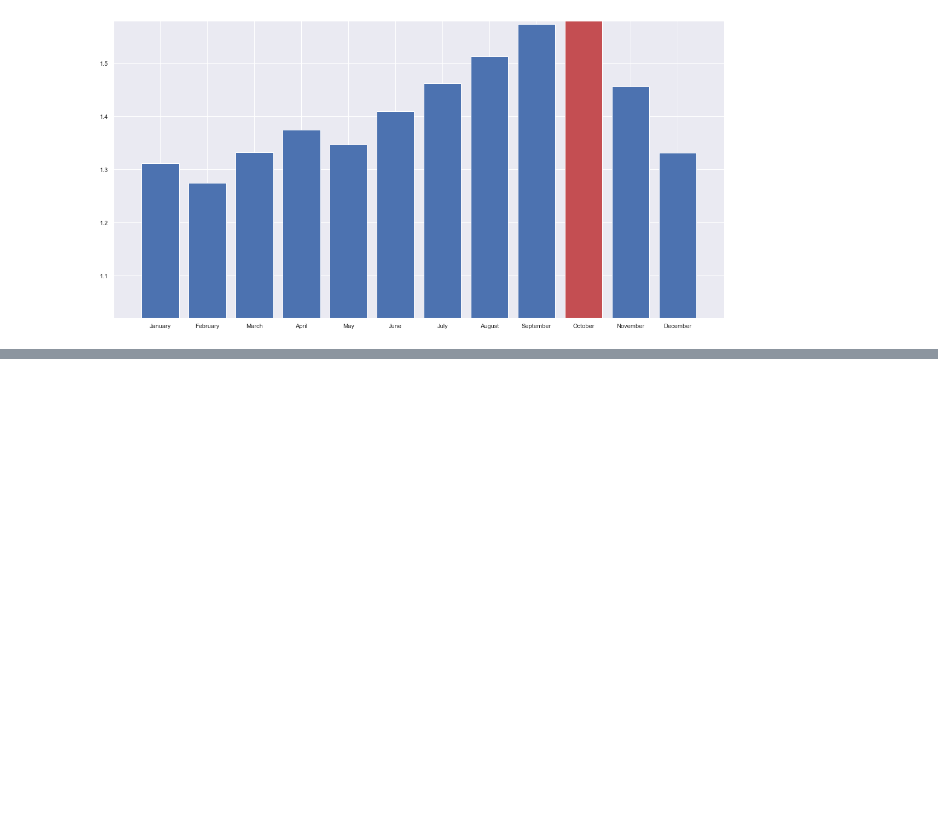
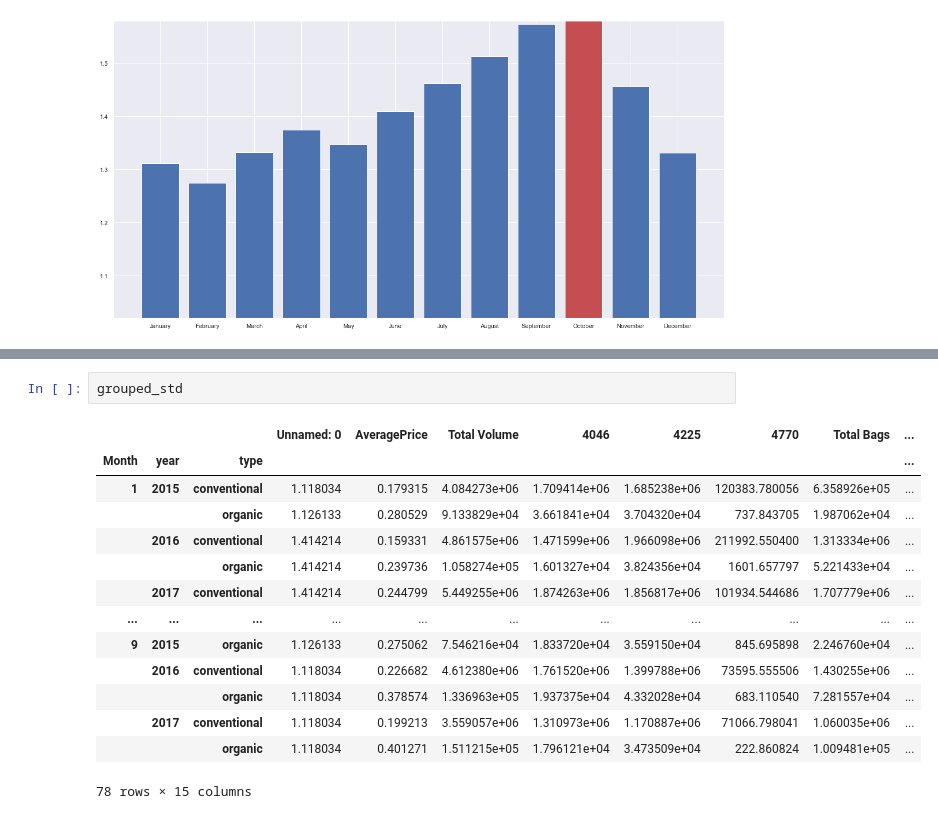
Before and after one commit to clone95/Prices-of-Avocados, a Jupyter notebook: EDA.ipynb, the cells around one changed output, grey strips where cells are left out. Drawn from its saved outputs; the diff is of its cells as text; blank space fills up the shorter version.

```diff
--- a/EDA.ipynb
+++ b/EDA.ipynb
@@ -165,0 +190,17 @@ plt.ylim([min(grouped.AveragePrice)-0.2*min(grouped.AveragePrice), max(grouped.A
+# %%
+grouped_std
+# %% [output]
+|  |  |  | Unnamed: 0 | AveragePrice | Total Volume | 4046 | 4225 | 4770 | Total Bags | ... |
+| Month | year | type |  |  |  |  |  |  |  | ... |
+| 1 | 2015 | conventional | 1.118034 | 0.179315 | 4.084273e+06 | 1.709414e+06 | 1.685238e+06 | 120383.780056 | 6.358926e+05 | ... |
+|  |  | organic | 1.126133 | 0.280529 | 9.133829e+04 | 3.661841e+04 | 3.704320e+04 | 737.843705 | 1.987062e+04 | ... |
+|  | 2016 | conventional | 1.414214 | 0.159331 | 4.861575e+06 | 1.471599e+06 | 1.966098e+06 | 211992.550400 | 1.313334e+06 | ... |
+|  |  | organic | 1.414214 | 0.239736 | 1.058274e+05 | 1.601327e+04 | 3.824356e+04 | 1601.657797 | 5.221433e+04 | ... |
+|  | 2017 | conventional | 1.414214 | 0.244799 | 5.449255e+06 | 1.874263e+06 | 1.856817e+06 | 101934.544686 | 1.707779e+06 | ... |
+| ... | ... | ... | ... | ... | ... | ... | ... | ... | ... | ... |
+| 9 | 2015 | organic | 1.126133 | 0.275062 | 7.546216e+04 | 1.833720e+04 | 3.559150e+04 | 845.695898 | 2.246760e+04 | ... |
+|  | 2016 | conventional | 1.118034 | 0.226682 | 4.612380e+06 | 1.761520e+06 | 1.399788e+06 | 73595.555506 | 1.430255e+06 | ... |
+|  |  | organic | 1.118034 | 0.378574 | 1.336963e+05 | 1.937375e+04 | 4.332028e+04 | 683.110540 | 7.281557e+04 | ... |
+|  | 2017 | conventional | 1.118034 | 0.199213 | 3.559057e+06 | 1.310973e+06 | 1.170887e+06 | 71066.798041 | 1.060035e+06 | ... |
+|  |  | organic | 1.118034 | 0.401271 | 1.511215e+05 | 1.796121e+04 | 3.473509e+04 | 222.860824 | 1.009481e+05 | ... |
+78 rows × 15 columns
```
Also changed, not shown: parts of 8 cells of this notebook.
